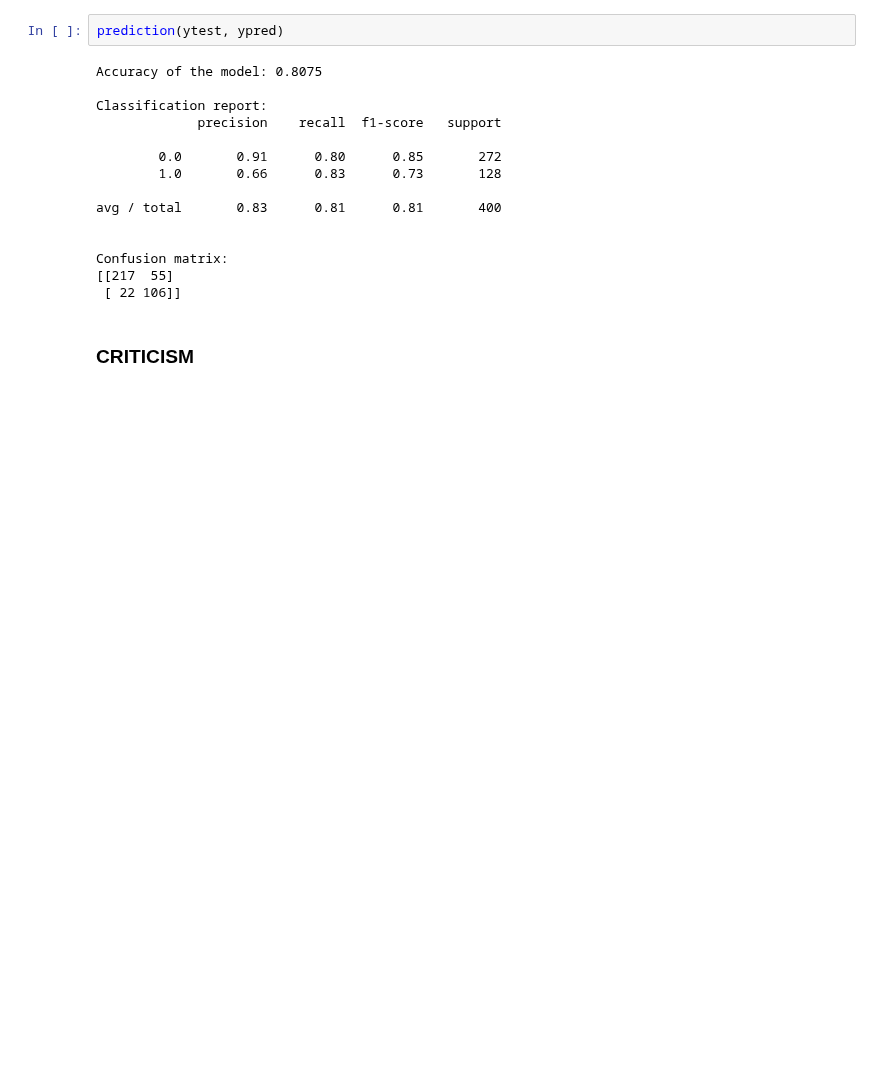
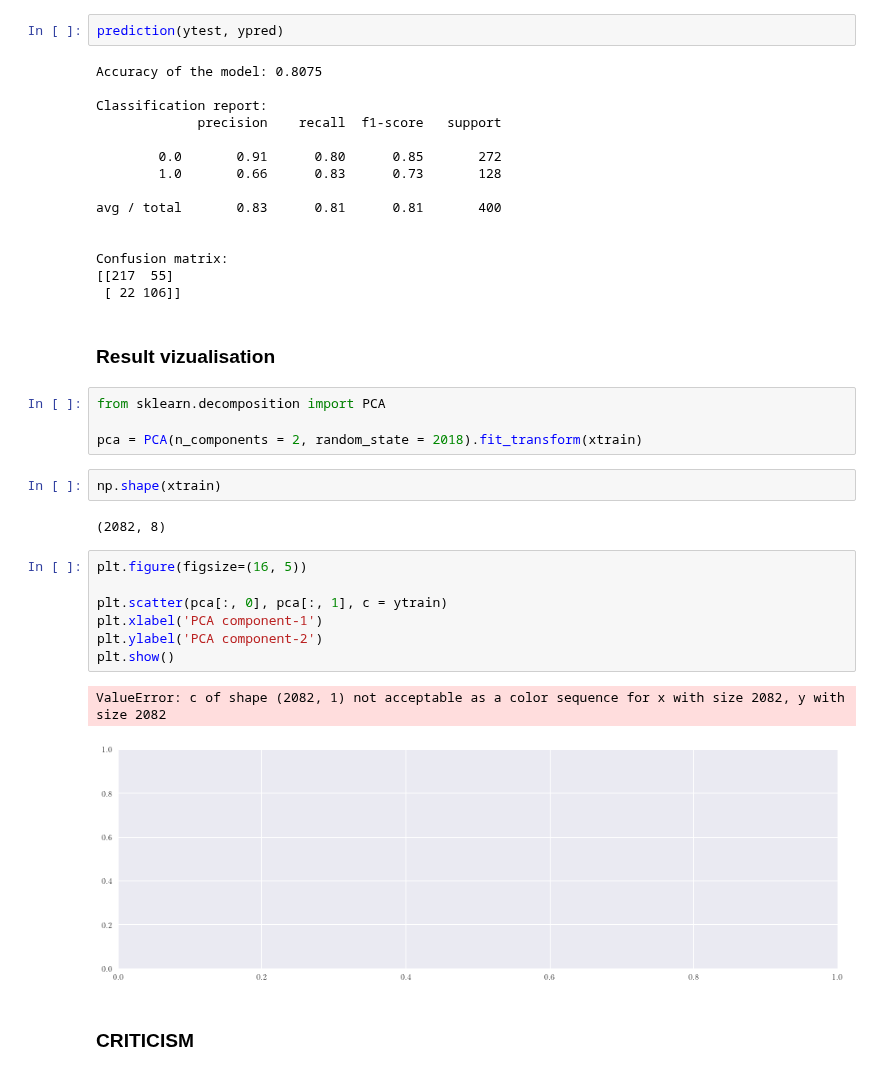
Before and after one commit to msahamed/earthquake_physics_bayesian_nn, a Jupyter notebook: Baysian_neural_network.ipynb, the cells around one changed output. Cells and saved outputs as stored; diff of their text form; blank space fills up the shorter version.

```diff
--- a/Baysian_neural_network.ipynb
+++ b/Baysian_neural_network.ipynb
@@ -390,6 +383,26 @@ avg / total       0.83      0.81      0.81       400
 Confusion matrix:
 [[217  55]
  [ 22 106]]
+# %% [markdown]
+### Result vizualisation
+# %%
+from sklearn.decomposition import PCA
+
+pca = PCA(n_components = 2, random_state = 2018).fit_transform(xtrain)
+# %%
+np.shape(xtrain)
+# %% [output]
+(2082, 8)
+# %%
+plt.figure(figsize=(16, 5))
+
+plt.scatter(pca[:, 0], pca[:, 1], c = ytrain)
+plt.xlabel('PCA component-1')
+plt.ylabel('PCA component-2')
+plt.show()
+# %% [output]
+ValueError: c of shape (2082, 1) not acceptable as a color sequence for x with size 2082, y with size 2082
+[figure, added]
 # %% [markdown]
 ### CRITICISM
 # %%
```
Also changed, not shown: parts of 2 cells of this notebook.
